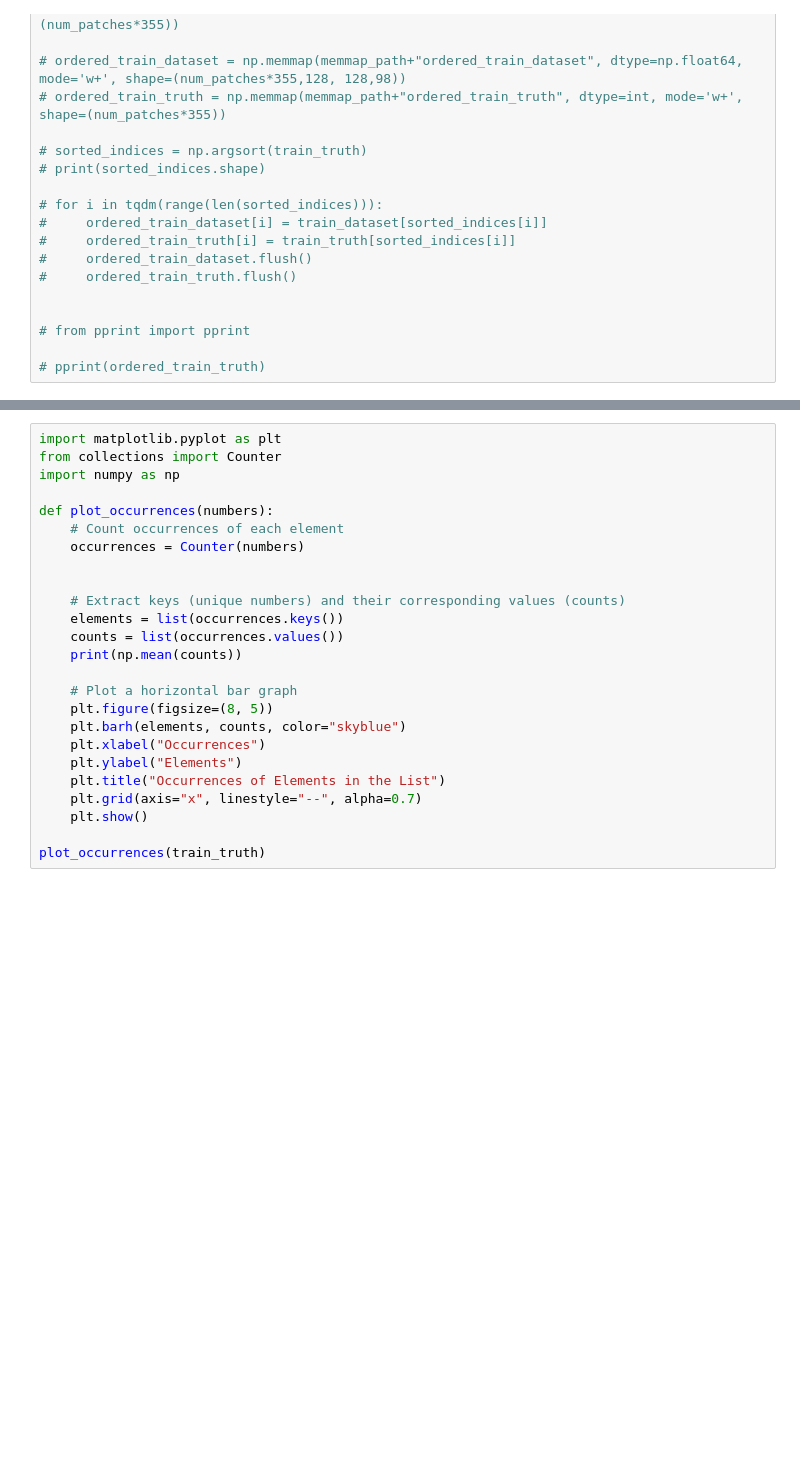
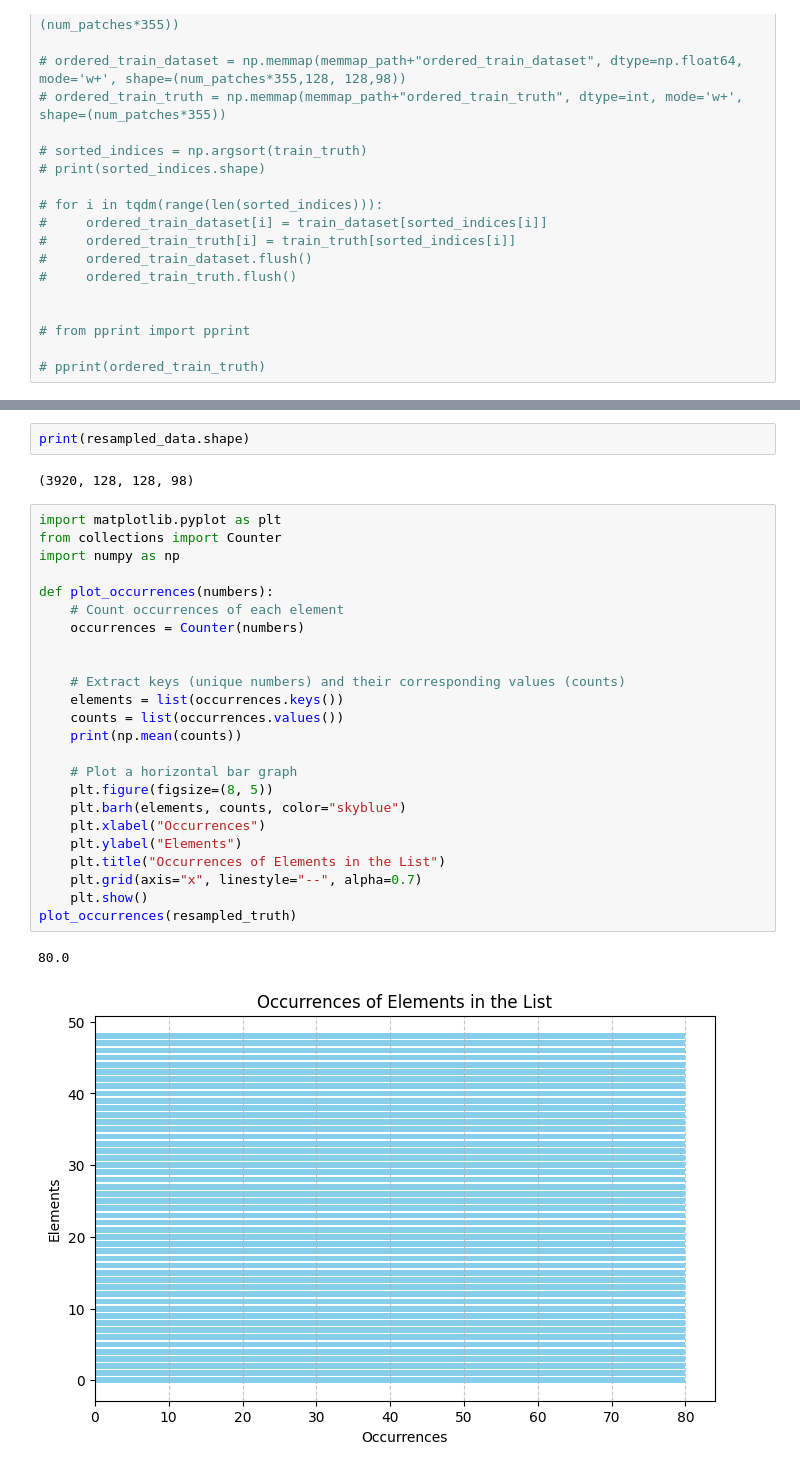
Before and after one commit to Blaze-Leo/Learning-to-Autofocus, a Jupyter notebook: Code/create_dataset.ipynb, the cells around one changed output, grey strips where cells are left out. Cells and saved outputs as stored; diff of their text form; blank space fills up the shorter version.

```diff
--- a/Code/create_dataset.ipynb
+++ b/Code/create_dataset.ipynb
@@ -391,25 +554,31 @@ pprint(train_truth_one_hot.shape)
+# %%
+print(resampled_data.shape)
+# %% [output]
+(3920, 128, 128, 98)
 # %%
 import matplotlib.pyplot as plt
 from collections import Counter
 import numpy as np
 
 def plot_occurrences(numbers):
     # Count occurrences of each element
     occurrences = Counter(numbers)
 
 
     # Extract keys (unique numbers) and their corresponding values (counts)
     elements = list(occurrences.keys())
     counts = list(occurrences.values())
     print(np.mean(counts))
 
     # Plot a horizontal bar graph
     plt.figure(figsize=(8, 5))
     plt.barh(elements, counts, color="skyblue")
     plt.xlabel("Occurrences")
     plt.ylabel("Elements")
     plt.title("Occurrences of Elements in the List")
     plt.grid(axis="x", linestyle="--", alpha=0.7)
     plt.show()
-
-plot_occurrences(train_truth)
+plot_occurrences(resampled_truth)
+# %% [output]
+80.0
+[figure, added]
```
Also changed, not shown: parts of 7 cells of this notebook, 6 other files.
